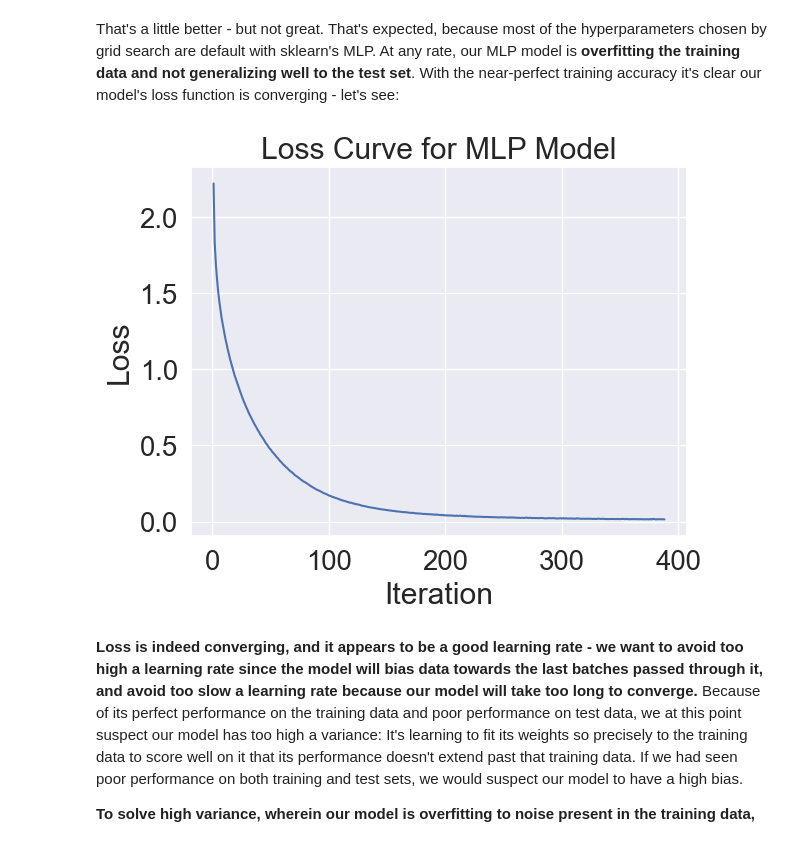
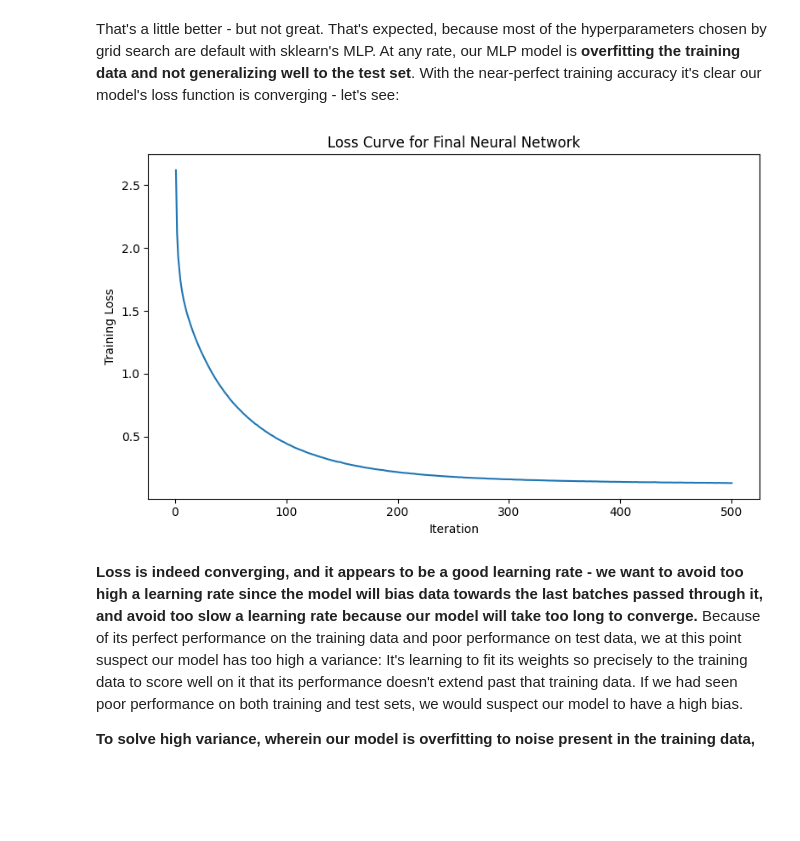
Before and after one commit to IAT-ExploringAI-2024/Week4-NeuralNetworks, a Jupyter notebook: Week4__Neural_Networks.ipynb, the cells around one changed output. Cells and saved outputs as stored; diff of their text form; code cells hidden in the pictures; blank space fills up the shorter version.

```diff
--- a/Week4__Neural_Networks.ipynb
+++ b/Week4__Neural_Networks.ipynb
@@ -538,0 +784,23 @@ We can now initialize our MLP model with the best hyperparameters for the task o
+# %%
+from sklearn.neural_network import MLPClassifier
+import time
+
+final_model = MLPClassifier(
+    hidden_layer_sizes=(100,),
+    activation="relu",
+    alpha=0.1,
+    learning_rate_init=0.001,
+    max_iter=500,
+    random_state=42
+)
+
+start_time = time.time()
+
+final_model.fit(X_final_train_scaled, y_final_train)
+
+final_training_time = time.time() - start_time
+
+print(f"Final training accuracy: {final_model.score(X_final_train_scaled, y_final_train):.4f}")
+print(f"Final RAVDESS test accuracy: {final_model.score(X_test_final_scaled, y_test):.4f}")
+print(f"Iterations: {final_model.n_iter_}")
+print(f"Training time: {final_training_time:.2f} seconds")
@@ -565,14 +1191,19 @@ MLP Model's accuracy on test set is 69.44%
 # %% [markdown]
 That's a little better - but not great. That's expected, because most of the hyperparameters chosen by grid search are default with sklearn's MLP. At any rate, our MLP model is **overfitting the training data and not generalizing well to the test set**. With the near-perfect training accuracy it's clear our model's loss function is converging - let's see:
 # %%
-plt.figure()
-plt.plot([num for num in range(1,model.n_iter_ +1)], model.loss_curve_)
-plt.title('Loss Curve for MLP Model')
-plt.ylabel('Loss')
-plt.xlabel('Iteration')
+plt.figure(figsize=(8, 5))
+plt.plot(
+    range(1, len(final_model.loss_curve_) + 1),
+    final_model.loss_curve_
+)
+
+plt.title("Loss Curve for Final Neural Network")
+plt.xlabel("Iteration")
+plt.ylabel("Training Loss")
+plt.tight_layout()
 plt.show()
 # %% [output]
-[figure, old version]
+[figure, new version]
 # %% [markdown]
 **Loss is indeed converging, and it appears to be a good learning rate - we want to avoid too high a learning rate since the model will bias data towards the last batches passed through it, and avoid too slow a learning rate because our model will take too long to converge.** Because of its perfect performance on the training data and poor performance on test data, we at this point suspect our model has too high a variance: It's learning to fit its weights so precisely to the training data to score well on it that its performance doesn't extend past that training data. If we had seen poor performance on both training and test sets, we would suspect our model to have a high bias.
 
```
Also changed, not shown: parts of 27 cells of this notebook.
